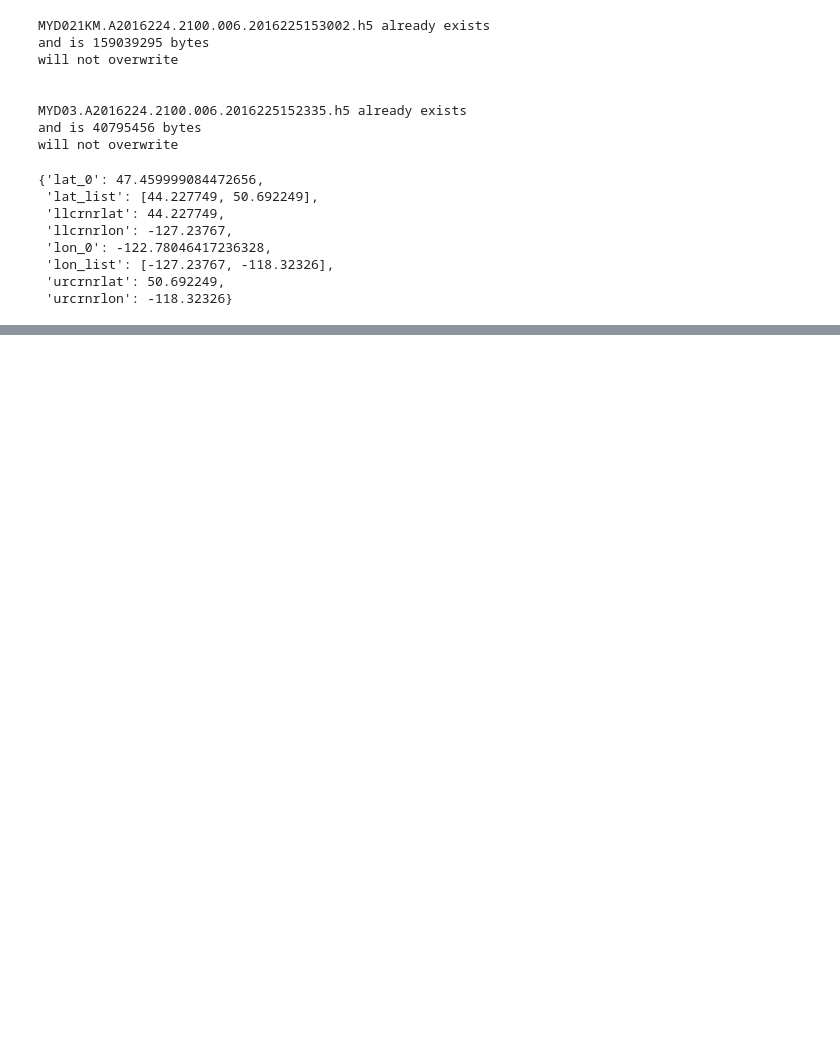
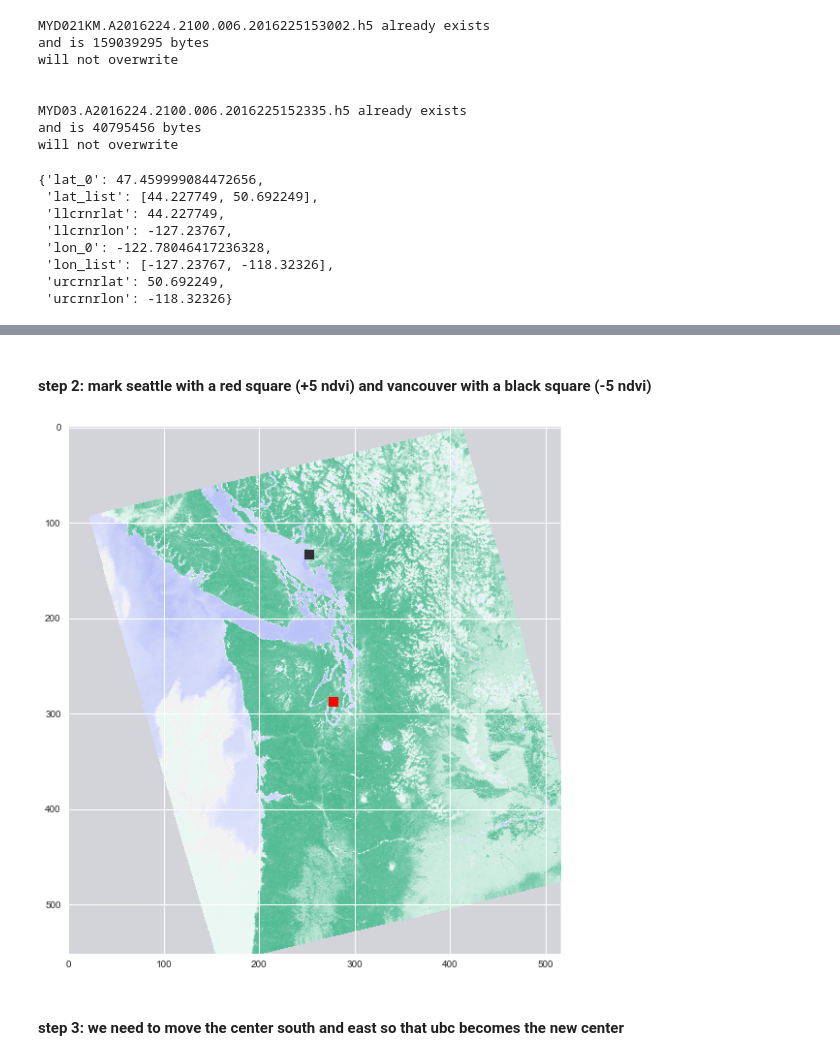
Before and after one commit to phaustin/e582, a Jupyter notebook: notebooks/warp_image.ipynb, the cells around one changed output, grey strips where cells are left out. Drawn from its saved outputs; the diff is of its cells as text; code cells hidden in the pictures; blank space fills up the shorter version.

Commit message:
fixed warp_image notebook

```diff
--- a/notebooks/warp_image.ipynb
+++ b/notebooks/warp_image.ipynb
@@ -21,3 +26,8 @@ warnings.filterwarnings("ignore")
+# %%
+def lon_lat_to_row_col(lon,lat,transform,projection):
+    x,y=projection(lon,lat)
+    col,row = ~transform*(x,y)
+    return col,row
 # %%
 myd02file="MYD021KM.A2016224.2100.006.2016225153002.h5"
 download(myd02file)
@@ -143,27 +159,0 @@ the_norm=Normalize(vmin=vmin,vmax=vmax,clip=False)
-# %%
-fig,ax = plt.subplots(1,1,figsize=(12,12))
-numrows=550
-numcols=200
-ll_dict,xy_dict,slice_dict=get_corners_centered(numrows,numcols,projection,transform)
-basemap_args.update(ll_dict)
-basemap_args['ax'] = ax
-basemap_args['resolution'] = 'c'
-bmap = Basemap(**basemap_args)
-height,width=ndvi.shape
-ur_row=0
-ll_row=height
-ll_col=0
-ur_col=width
-xvals,yvals = make_basemap_xy(ur_row,ll_row,ll_col,ur_col,bmap,transform)
-row_slice,col_slice=slice_dict['row_slice'],slice_dict['col_slice']
-xvals_s,yvals_s,ndvi_s = xvals[row_slice,col_slice],yvals[row_slice,col_slice],ndvi[row_slice,col_slice]
-col=bmap.pcolormesh(xvals_s,yvals_s,ndvi_s,cmap=cmap,norm=the_norm)
-lat_sep,lon_sep= 1,1
-parallels = np.arange(44, 51, lat_sep)
-meridians = np.arange(-127,-118, lon_sep)
-bmap.drawparallels(parallels, labels=[1, 0, 0, 0],
-                        fontsize=10, latmax=90)
-bmap.drawmeridians(meridians, labels=[0, 0, 0, 1],
-                       fontsize=10, latmax=90);
-bmap.drawcoastlines();
-bmap.drawrivers();
@@ -261,0 +160,18 @@ new_bmap.drawrivers();
+# %% [markdown]
+#### step 2: mark seattle with a red square (+5 ndvi) and vancouver with a black square (-5 ndvi)
+# %%
+sea_lon,sea_lat=basemap_args['lon_0'],basemap_args['lat_0']
+van_lon,van_lat = [-123.2460,49.2606]
+
+
+
+sea_col,sea_row=lon_lat_to_row_col(sea_lon,sea_lat,sea_transform,sea_projection)
+van_col,van_row=lon_lat_to_row_col(van_lon,van_lat,sea_transform,sea_projection)
+sea_ndvi[sea_row:sea_row+10,sea_col:sea_col+10]=5.
+sea_ndvi[van_row:van_row+10,van_col:van_col+10]=-5.
+fig,ax = plt.subplots(1,1,figsize=(10,10))
+ax.imshow(sea_ndvi,origin='upper',cmap=cmap,norm=the_norm);
+# %% [output]
+[figure, added]
+# %% [markdown]
+#### step 3: we need to move the center south and east so that ubc becomes the new center
```
Also changed, not shown: parts of 21 cells of this notebook, 2 other files.
